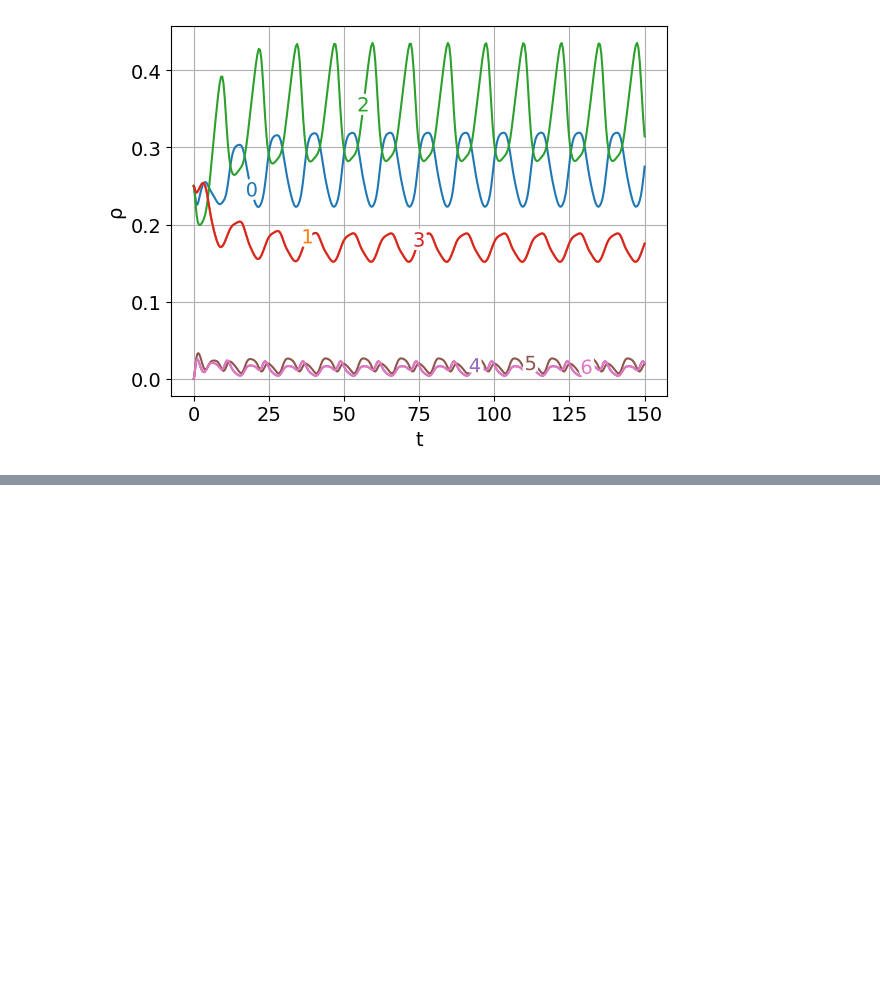
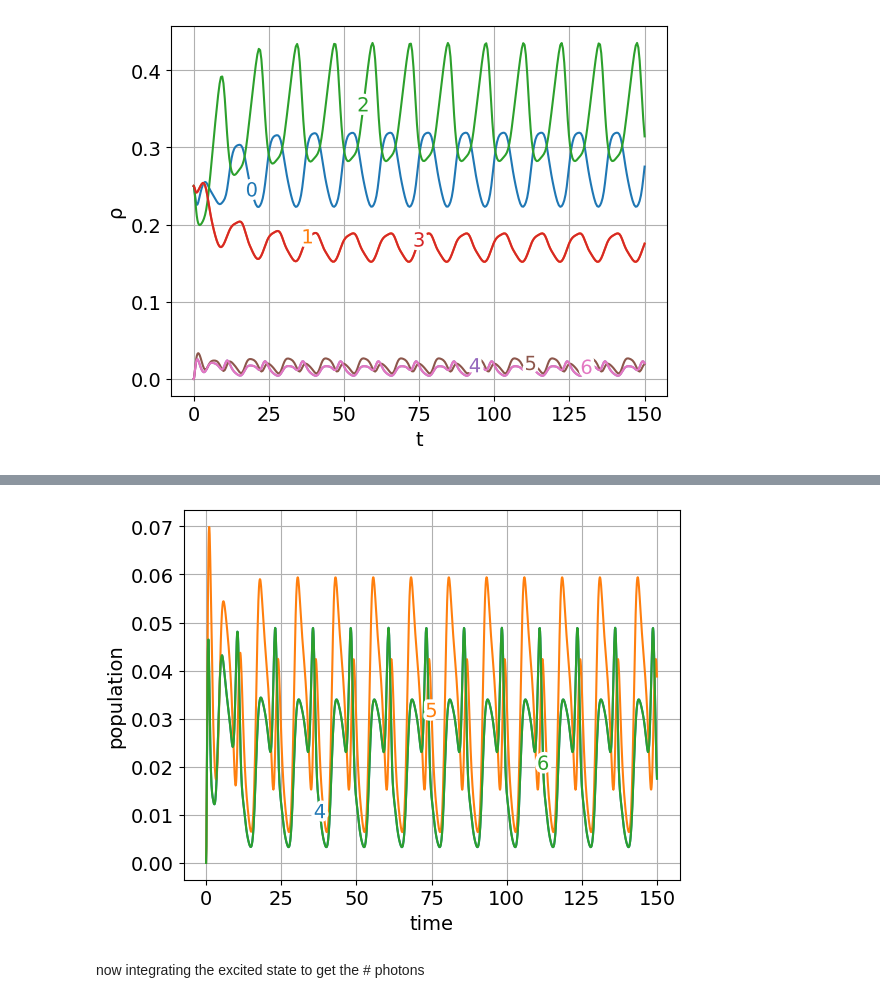
Before and after one commit to ograsdijk/optical-bloch-python, a Jupyter notebook: example/polarization_switching_dark_states.ipynb, the cells around one changed output, grey strips where cells are left out. Drawn from its saved outputs; the diff is of its cells as text; code cells hidden in the pictures; blank space fills up the shorter version.

```diff
--- a/example/polarization_switching_dark_states.ipynb
+++ b/example/polarization_switching_dark_states.ipynb
@@ -198,0 +240,29 @@ ax.grid()
+# %%
+# getting the solutions as numpy arrays requires some conversion an list comprehension
+# here we loop over the number of trajectories, given by range(1, len(jl.sol) + 1)
+# and over the timesteps range(len(jl.sol[idx].u))
+# for some reason looping over the trajectories starts at 1, but looping over the
+# timesteps starts at 0, probably because jl.sol[idx].u converts to a python object and
+# then the indexing starts at 0
+res = [
+    np.array([np.array(jl.sol[idx].u[idu]).real for idu in range(len(jl.sol[idx].u))])
+    for idx in range(1, len(jl.sol) + 1)
+]
+t = [np.array(jl.sol[idx].t) for idx in range(1, len(jl.sol) + 1)]
+# %%
+idx = 9
+
+fig, ax = plt.subplots()
+
+ax.plot(t[idx], np.squeeze(res[idx]), label=[4, 5, 6])
+
+ax.set_xlabel("time")
+ax.set_ylabel("population")
+
+labelLines(ax.get_lines(), align=False, fontsize=14)
+
+ax.grid()
+# %% [output]
+[figure, added]
+# %% [markdown]
+now integrating the excited state to get the # photons
```
Also changed, not shown: parts of 20 cells of this notebook, 6 other files.
